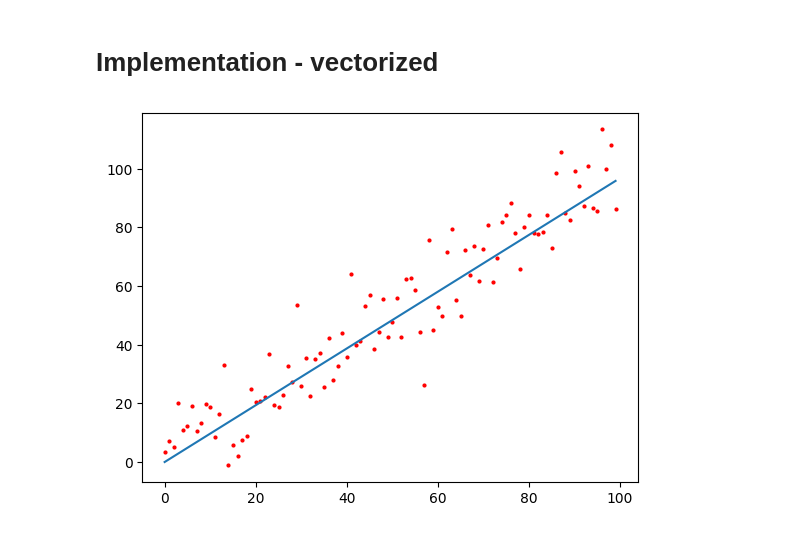
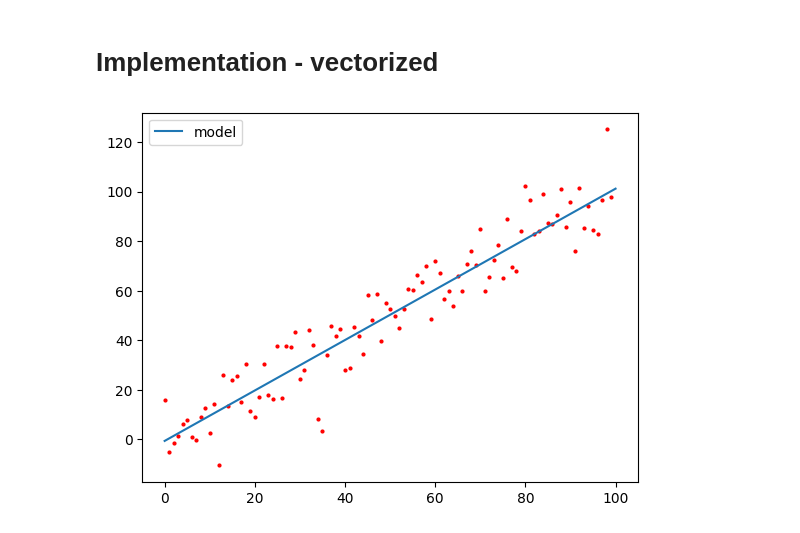
Before and after one commit to DeepSmeag/commonMLalgorithms, a Jupyter notebook: supervisedLearning/linearRegression.ipynb, the cells around one changed output. Cells and saved outputs as stored; diff of their text form; code cells hidden in the pictures.

```diff
--- a/supervisedLearning/linearRegression.ipynb
+++ b/supervisedLearning/linearRegression.ipynb
@@ -133,19 +133,25 @@ plotDataAndLine(X,y,theta)
 # Implementation - vectorized
 # %%
 # And here is an implementation of the vectorized version
-def generateData(numPoints:int):
+def generateData(numPoints: int):
     # we now generate X as a matrix with the bias incorporated
     bias = np.ones(numPoints)
     X = np.array([i for i in range(numPoints)])
-    X = np.column_stack([X,bias])
-    y = np.linspace(0, 100, num=numPoints) + np.random.normal(0, 10, numPoints)
-    return X,y
+    X = np.column_stack([X, bias])
+    y = np.sum(X,axis=1) + np.random.normal(0, 10, numPoints)
+    return X, y
 
-def plotData(X,y):
-    plt.plot(X[:,0], y, 'ro', markersize=2)
-def plotLine(X,theta):
-    plt.plot(X, np.multiply(X,theta), '-')
+
+def plotData(X, y):
+    plt.plot(X[:, 0], y, "ro", markersize=2)
+
+
+def plotLine(X, theta, labelUsed=""):
+    plt.plot(np.linspace(0,100, num=100), np.dot(X, theta), "-", label=labelUsed)
+
+
 def plotShow():
+    plt.legend(loc='upper left')
     plt.show()
 # %%
 # And now computing theta
@@ -156,13 +162,13 @@ def findTheta(X,y):
     return theta
 # %%
 # And putting it all together
-X,y = generateData(100)
-plotData(X,y)
-theta = findTheta(X,y)
-plotLine(X, theta)
+X, y = generateData(100)
+plotData(X, y)
+theta = findTheta(X, y)
+plotLine(X, theta,labelUsed='model')
 plotShow()
 # %% [output]
-[figure, old version]
+[figure, new version]
 # %% [markdown]
 As you can see, the vectorized version is much easiser to implement, and it is also much faster. This is because we are using numpy's built-in functions, which are written in C, and are therefore much faster than our own implementations.
 
```
Also changed, not shown: parts of 8 cells of this notebook, 1 other file.
